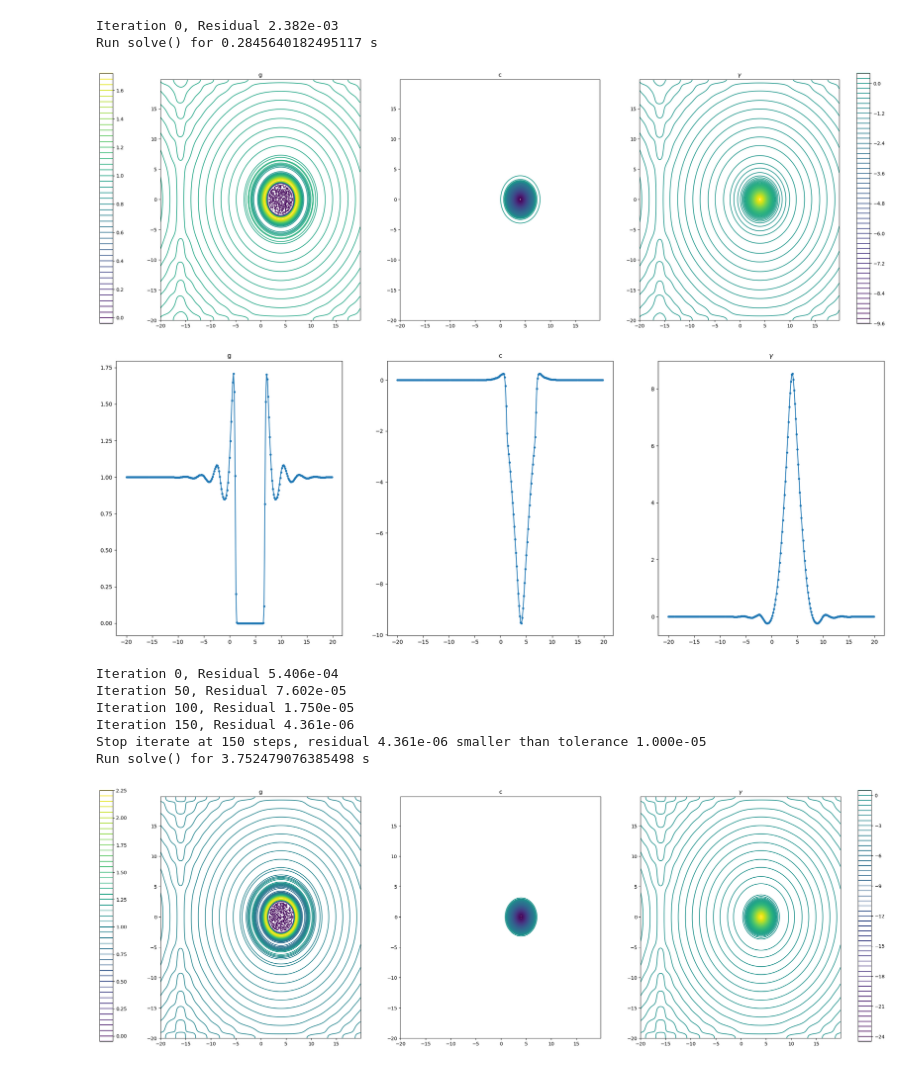
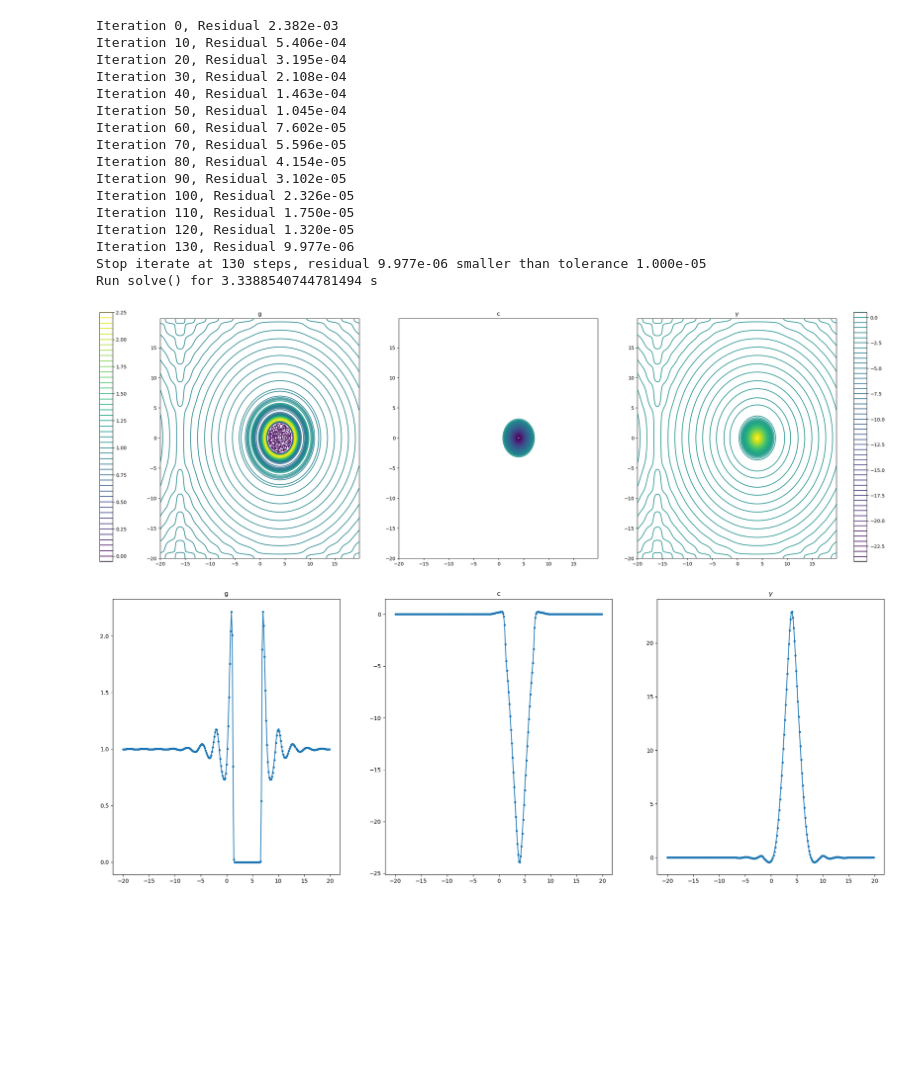
Before and after one commit to mdpy-dev/rism, a Jupyter notebook: example/oz_solvent_picard_3d.ipynb, the cells around one changed output. Saved outputs shown, nothing was run; the diff lists cells and outputs as text; code cells hidden in the pictures; blank space fills up the shorter version.

Commit message:
Add example for rism.solver.OZSolventPicard3DSolver

```diff
--- a/example/oz_solvent_picard_3d.ipynb
+++ b/example/oz_solvent_picard_3d.ipynb
@@ -42,26 +42,30 @@ def visualize(grid, h, c, is_2d=True):
 # %%
 temperature = 300
 grid = FFTGrid(x=[-20, 20, 256], y=[-20, 20, 256], z=[-20, 20, 256])
 closure = rism.closure.kovalenko_hirata
 rho_b = Quantity(1.014, kilogram / decimeter**3) / Quantity(18, dalton) / NA
 solver = OZSolventPicard3DSolver(
     grid=grid, temperature=temperature, solvent_type="o", closure=closure, rho_b=rho_b
 )
-h, c = solver.solve(np.array([4, 0, 0]), max_iterations=10)
+h, c = solver.solve(np.array([4, 0, 0]), max_iterations=500, error_tolerance=1e-5)
 visualize(grid, h, c)
 visualize(grid, h, c, False)
-h, c = solver.solve(np.array([4, 0, 0]), max_iterations=200, restart_value=(h, c), log_freq=50)
-visualize(grid, h, c)
-visualize(grid, h, c, False)
 # %% [output]
 Iteration 0, Residual 2.382e-03
-Run solve() for 0.2845640182495117 s
+Iteration 10, Residual 5.406e-04
+Iteration 20, Residual 3.195e-04
+Iteration 30, Residual 2.108e-04
+Iteration 40, Residual 1.463e-04
+Iteration 50, Residual 1.045e-04
+Iteration 60, Residual 7.602e-05
+Iteration 70, Residual 5.596e-05
+Iteration 80, Residual 4.154e-05
+Iteration 90, Residual 3.102e-05
+Iteration 100, Residual 2.326e-05
+Iteration 110, Residual 1.750e-05
+Iteration 120, Residual 1.320e-05
+Iteration 130, Residual 9.977e-06
+Stop iterate at 130 steps, residual 9.977e-06 smaller than tolerance 1.000e-05
+Run solve() for 3.3388540744781494 s
-[figure, old version]
+[figure, new version]
-[figure, old version]
+[figure, new version]
-Iteration 0, Residual 5.406e-04
-Iteration 50, Residual 7.602e-05
-Iteration 100, Residual 1.750e-05
-Iteration 150, Residual 4.361e-06
-Stop iterate at 150 steps, residual 4.361e-06 smaller than tolerance 1.000e-05
-Run solve() for 3.752479076385498 s
-[figure, removed]
```
Also changed, not shown: parts of 1 cell of this notebook.
